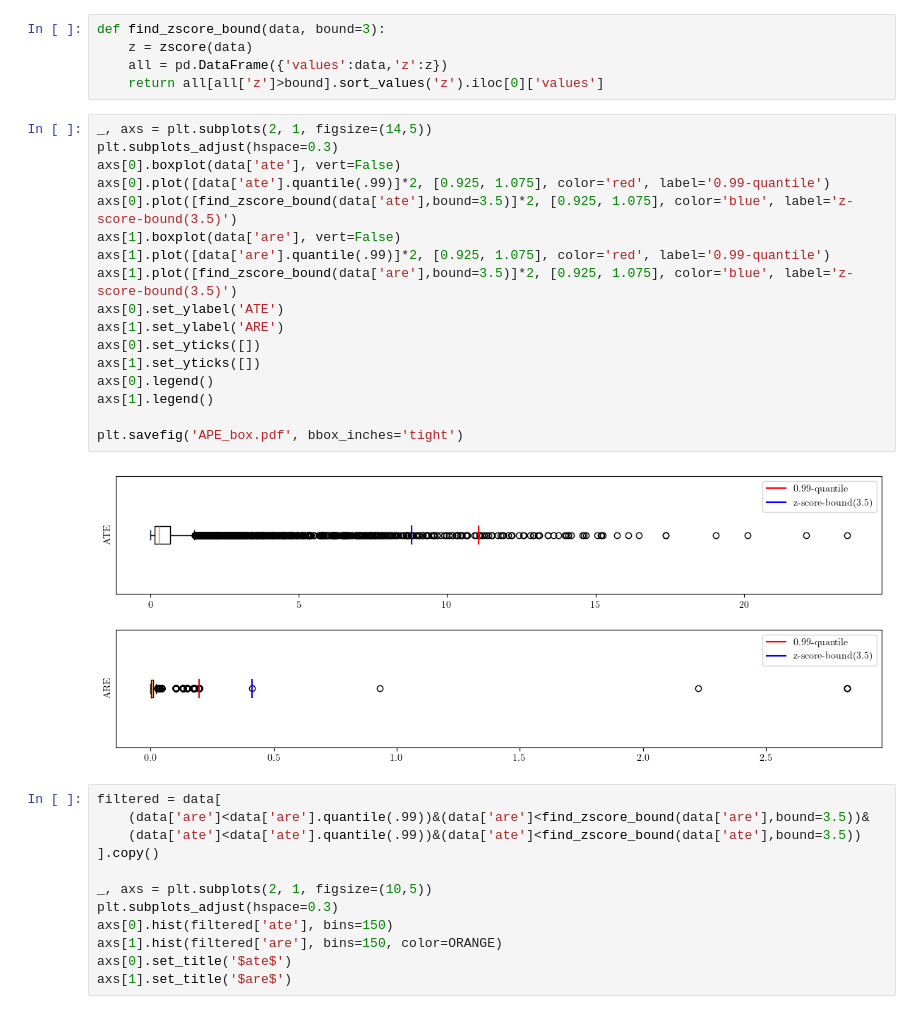
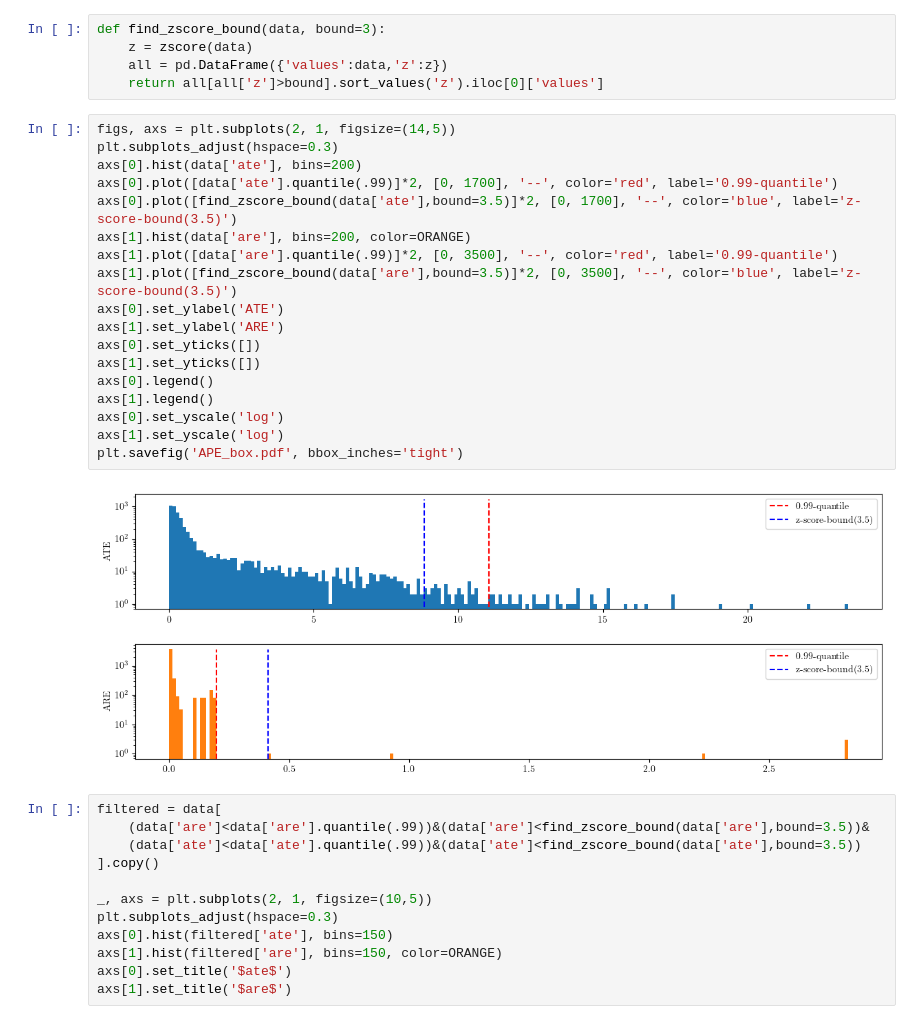
Before and after one commit to maurotella/SML_project_2024, a Jupyter notebook: data preprocessing/norm_dataset.ipynb, the cells around one changed output. Saved outputs shown, nothing was run; the diff lists cells and outputs as text.

```diff
--- a/data preprocessing/norm_dataset.ipynb
+++ b/data preprocessing/norm_dataset.ipynb
@@ -27,24 +27,25 @@ def find_zscore_bound(data, bound=3):
     all = pd.DataFrame({'values':data,'z':z})
     return all[all['z']>bound].sort_values('z').iloc[0]['values']
 # %%
-_, axs = plt.subplots(2, 1, figsize=(14,5))
+figs, axs = plt.subplots(2, 1, figsize=(14,5))
 plt.subplots_adjust(hspace=0.3)
-axs[0].boxplot(data['ate'], vert=False)
-axs[0].plot([data['ate'].quantile(.99)]*2, [0.925, 1.075], color='red', label='0.99-quantile')
-axs[0].plot([find_zscore_bound(data['ate'],bound=3.5)]*2, [0.925, 1.075], color='blue', label='z-score-bound(3.5)')
-axs[1].boxplot(data['are'], vert=False)
-axs[1].plot([data['are'].quantile(.99)]*2, [0.925, 1.075], color='red', label='0.99-quantile')
-axs[1].plot([find_zscore_bound(data['are'],bound=3.5)]*2, [0.925, 1.075], color='blue', label='z-score-bound(3.5)')
+axs[0].hist(data['ate'], bins=200)
+axs[0].plot([data['ate'].quantile(.99)]*2, [0, 1700], '--', color='red', label='0.99-quantile')
+axs[0].plot([find_zscore_bound(data['ate'],bound=3.5)]*2, [0, 1700], '--', color='blue', label='z-score-bound(3.5)')
+axs[1].hist(data['are'], bins=200, color=ORANGE)
+axs[1].plot([data['are'].quantile(.99)]*2, [0, 3500], '--', color='red', label='0.99-quantile')
+axs[1].plot([find_zscore_bound(data['are'],bound=3.5)]*2, [0, 3500], '--', color='blue', label='z-score-bound(3.5)')
 axs[0].set_ylabel('ATE')
 axs[1].set_ylabel('ARE')
 axs[0].set_yticks([])
 axs[1].set_yticks([])
 axs[0].legend()
 axs[1].legend()
-
+axs[0].set_yscale('log')
+axs[1].set_yscale('log')
 plt.savefig('APE_box.pdf', bbox_inches='tight')
 # %% [output]
-[figure, old version]
+[figure, new version]
 # %%
 filtered = data[
     (data['are']<data['are'].quantile(.99))&(data['are']<find_zscore_bound(data['are'],bound=3.5))&
```
Also changed, not shown: parts of 1 cell of this notebook, 26 other files.
